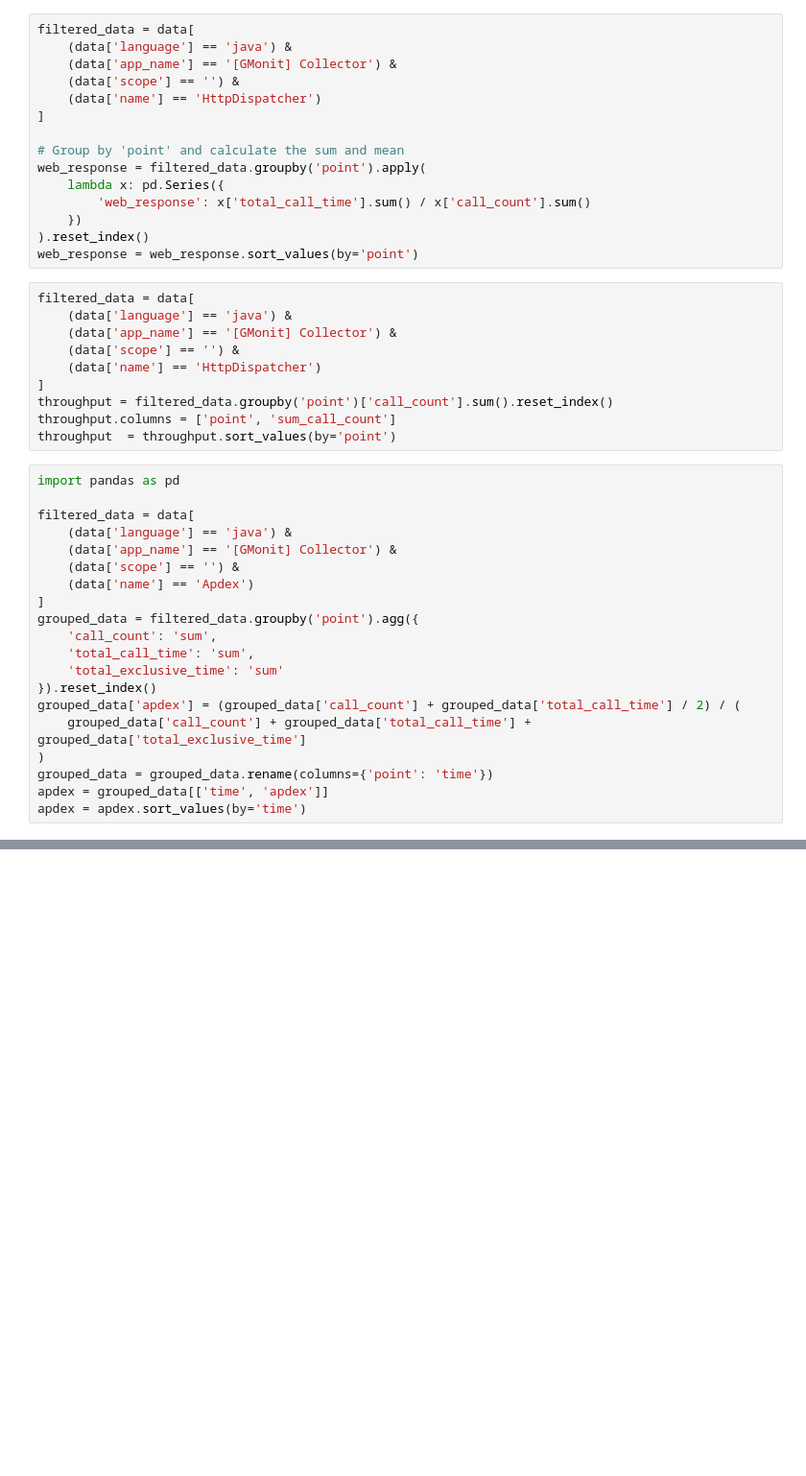
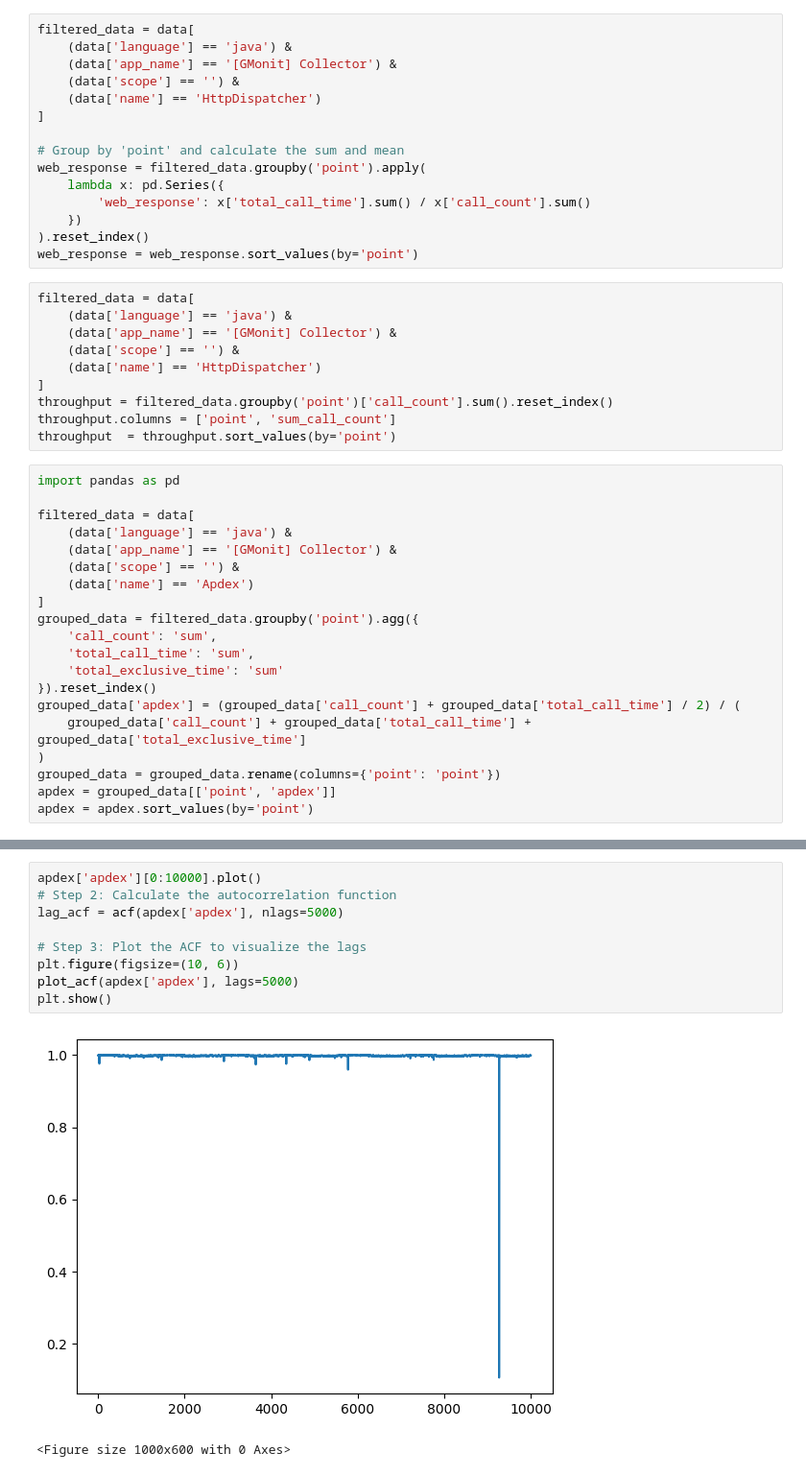
Before and after one commit to germanKoch/red-hack-time-series-analyzer, a Jupyter notebook: notebooks/data.ipynb, the cells around one changed output, grey strips where cells are left out. Shown: that part at 96% size. Cells and saved outputs as stored; diff of their text form; blank space fills up the shorter version.

```diff
--- a/notebooks/data.ipynb
+++ b/notebooks/data.ipynb
@@ -48,6 +48,6 @@ grouped_data = filtered_data.groupby('point').agg({
 grouped_data['apdex'] = (grouped_data['call_count'] + grouped_data['total_call_time'] / 2) / (
     grouped_data['call_count'] + grouped_data['total_call_time'] + grouped_data['total_exclusive_time']
 )
-grouped_data = grouped_data.rename(columns={'point': 'time'})
-apdex = grouped_data[['time', 'apdex']]
-apdex = apdex.sort_values(by='time')
+grouped_data = grouped_data.rename(columns={'point': 'point'})
+apdex = grouped_data[['point', 'apdex']]
+apdex = apdex.sort_values(by='point')
@@ -69,0 +89,12 @@ apdex
+# %%
+apdex['apdex'][0:10000].plot()
+# Step 2: Calculate the autocorrelation function
+lag_acf = acf(apdex['apdex'], nlags=5000)
+
+# Step 3: Plot the ACF to visualize the lags
+plt.figure(figsize=(10, 6))
+plot_acf(apdex['apdex'], lags=5000)
+plt.show()
+# %% [output]
+[figure, added]
+<Figure size 1000x600 with 0 Axes>
```
Also changed, not shown: parts of 6 cells of this notebook.
